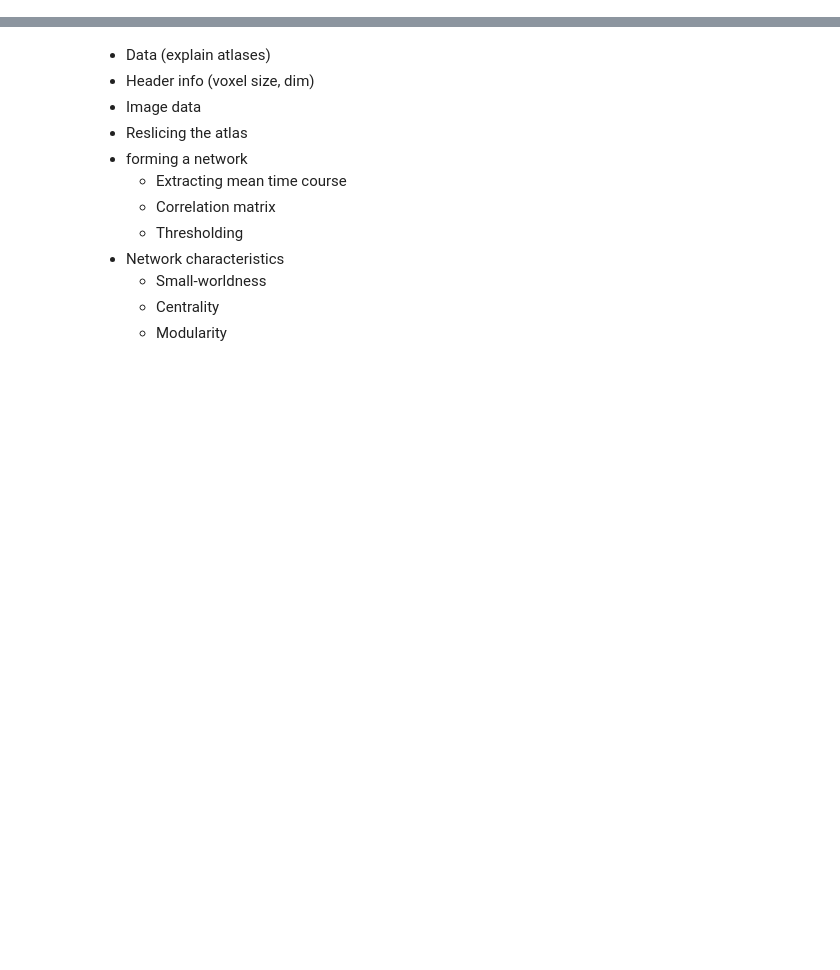
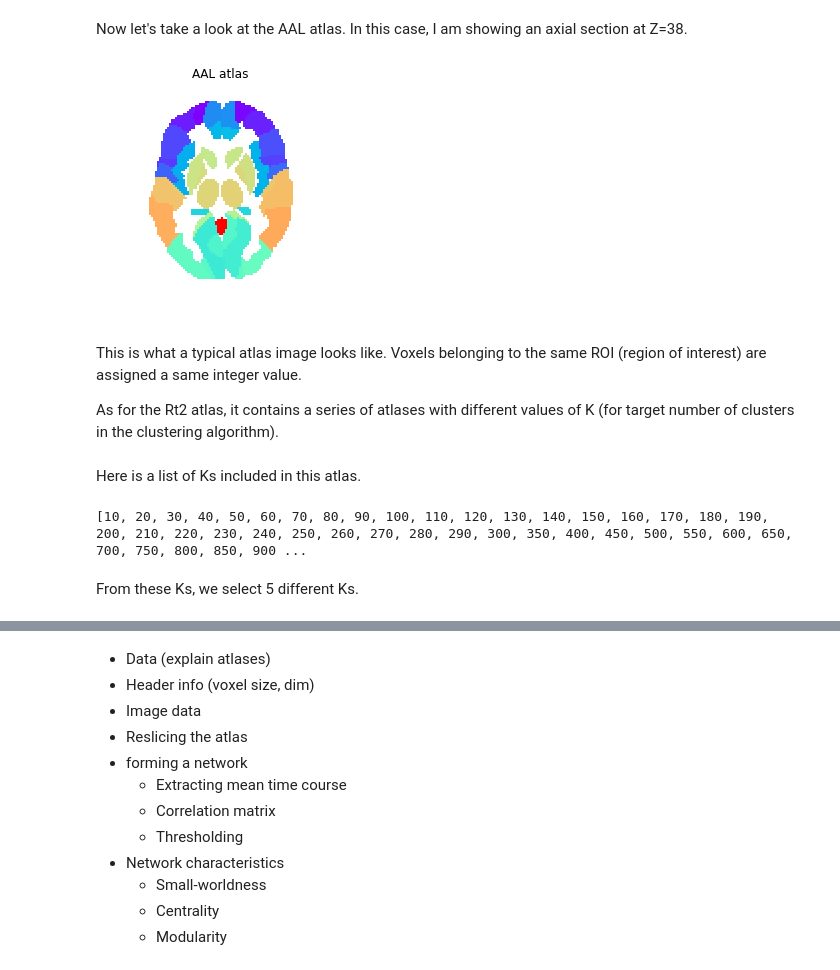
Before and after one commit to sathayas/JupyterConnectivitySpring2019, a Jupyter notebook: Atlas.ipynb, the cells around one changed output, grey strips where cells are left out. Saved outputs shown, nothing was run; the diff lists cells and outputs as text; code cells hidden in the pictures; blank space fills up the shorter version.

```diff
--- a/Atlas.ipynb
+++ b/Atlas.ipynb
@@ -30,0 +196,19 @@ We will use two atlases for this exercise:
+# %% [markdown]
+Now let's take a look at the AAL atlas. In this case, I am showing an axial section at Z=38.
+# %%
+##### showing the atlas (AAL)
+# loading the AAL atlas data
+AAL = nib.load(f_atlasAAL)   # image object
+hdr_AAL = AAL.header   # header information
+X_AAL = AAL.get_data().astype(float)  # image data array
+
+X_AAL[X_AAL==0] = np.nan  # suppressing the background
+show_section(X_AAL[:,:,:,0], 'xy', 38, nameCmap='rainbow')
+plt.title('AAL atlas')
+plt.show()
+# %% [output]
+[figure, added]
+# %% [markdown]
+This is what a typical atlas image looks like. Voxels belonging to the same ROI (region of interest) are assigned a same integer value.
+
+As for the Rt2 atlas, it contains a series of atlases with different values of K (for target number of clusters in the clustering algorithm).
@@ -30,0 +224,8 @@ We will use two atlases for this exercise:
+# %% [markdown]
+Here is a list of Ks included in this atlas.
+# %%
+print(K)
+# %% [output]
+[10, 20, 30, 40, 50, 60, 70, 80, 90, 100, 110, 120, 130, 140, 150, 160, 170, 180, 190, 200, 210, 220, 230, 240, 250, 260, 270, 280, 290, 300, 350, 400, 450, 500, 550, 600, 650, 700, 750, 800, 850, 900 ...
+# %% [markdown]
+From these Ks, we select 5 different Ks.
```
Also changed, not shown: parts of 28 cells of this notebook.
